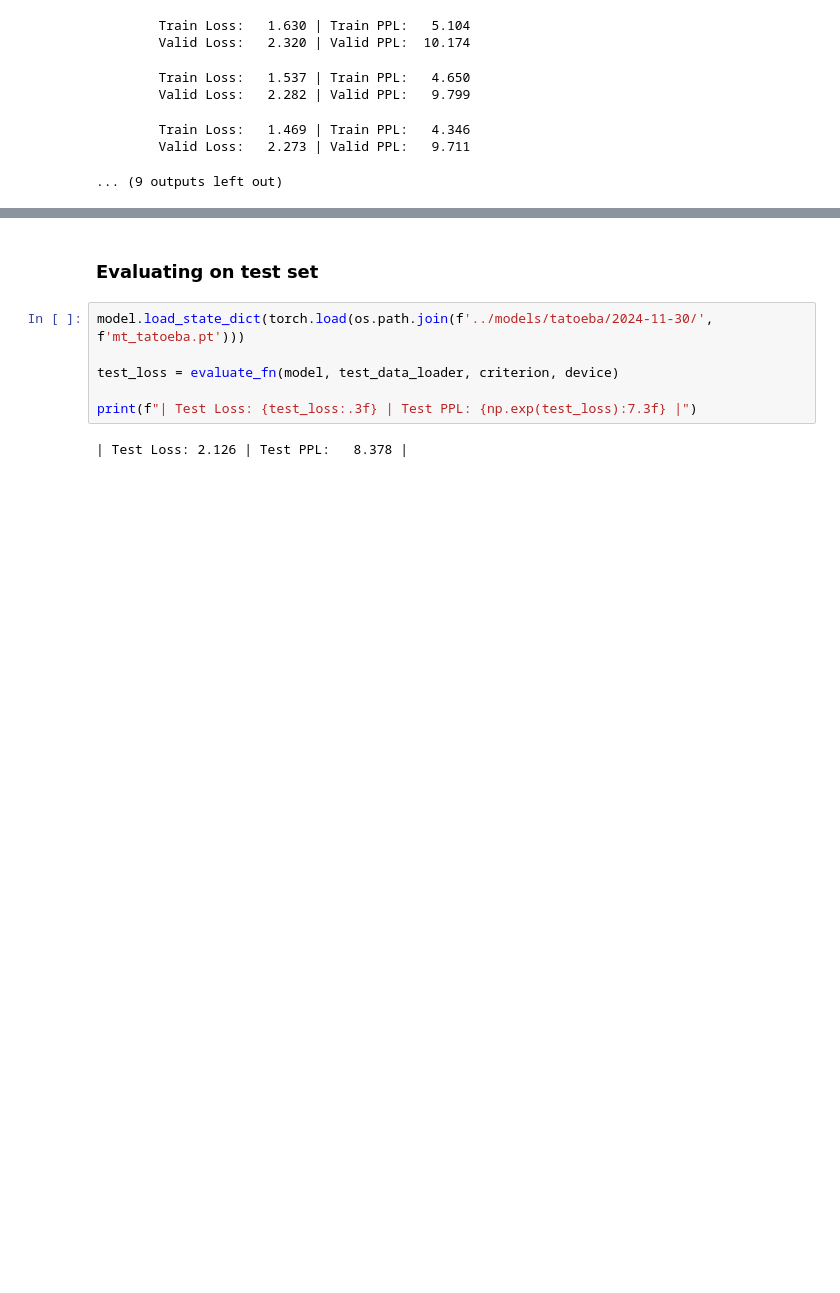
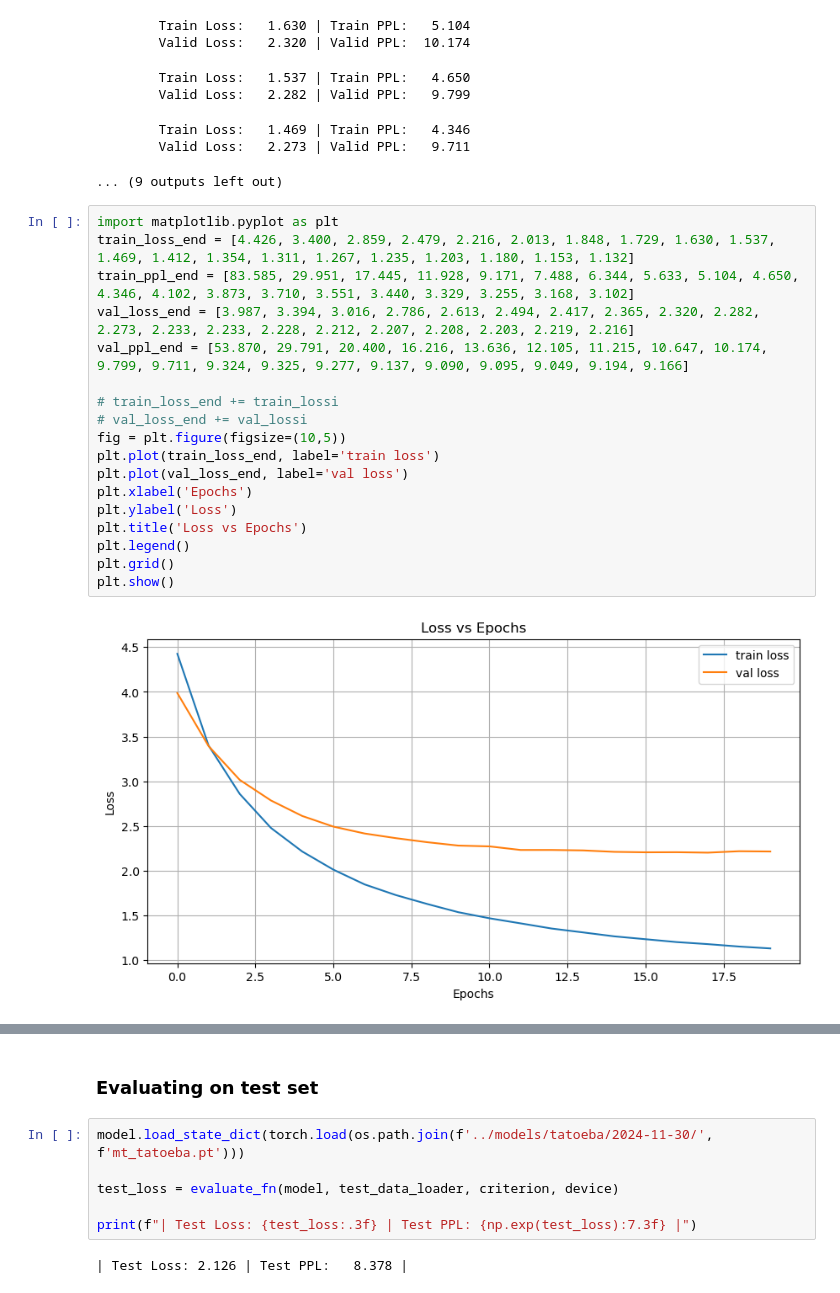
Before and after one commit to itserichuynh/machine_translation, a Jupyter notebook: notebooks/mt_tatoeba-torchtext.ipynb, the cells around one changed output, grey strips where cells are left out. Cells and saved outputs as stored; diff of their text form; blank space fills up the shorter version.

```diff
--- a/notebooks/mt_tatoeba-torchtext.ipynb
+++ b/notebooks/mt_tatoeba-torchtext.ipynb
@@ -691,3 +691,23 @@ Directory '../models/tatoeba/2024-11-30' already exists.
         Train Loss:   1.469 | Train PPL:   4.346
         Valid Loss:   2.273 | Valid PPL:   9.711
 ... (9 outputs left out)
+# %%
+import matplotlib.pyplot as plt
+train_loss_end = [4.426, 3.400, 2.859, 2.479, 2.216, 2.013, 1.848, 1.729, 1.630, 1.537, 1.469, 1.412, 1.354, 1.311, 1.267, 1.235, 1.203, 1.180, 1.153, 1.132]
+train_ppl_end = [83.585, 29.951, 17.445, 11.928, 9.171, 7.488, 6.344, 5.633, 5.104, 4.650, 4.346, 4.102, 3.873, 3.710, 3.551, 3.440, 3.329, 3.255, 3.168, 3.102]
+val_loss_end = [3.987, 3.394, 3.016, 2.786, 2.613, 2.494, 2.417, 2.365, 2.320, 2.282, 2.273, 2.233, 2.233, 2.228, 2.212, 2.207, 2.208, 2.203, 2.219, 2.216]
+val_ppl_end = [53.870, 29.791, 20.400, 16.216, 13.636, 12.105, 11.215, 10.647, 10.174, 9.799, 9.711, 9.324, 9.325, 9.277, 9.137, 9.090, 9.095, 9.049, 9.194, 9.166]
+
+# train_loss_end += train_lossi
+# val_loss_end += val_lossi
+fig = plt.figure(figsize=(10,5))
+plt.plot(train_loss_end, label='train loss')
+plt.plot(val_loss_end, label='val loss')
+plt.xlabel('Epochs')
+plt.ylabel('Loss')
+plt.title('Loss vs Epochs')
+plt.legend()
+plt.grid()
+plt.show()
+# %% [output]
+[figure, added]
```
Also changed, not shown: parts of 2 cells of this notebook, 3 other files.
